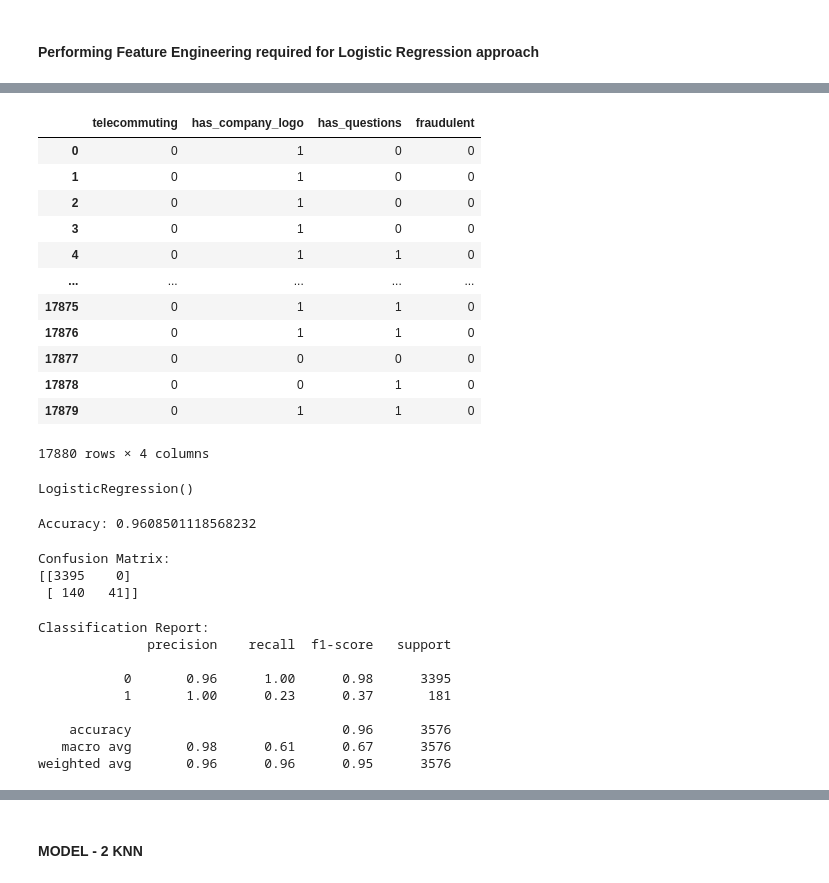
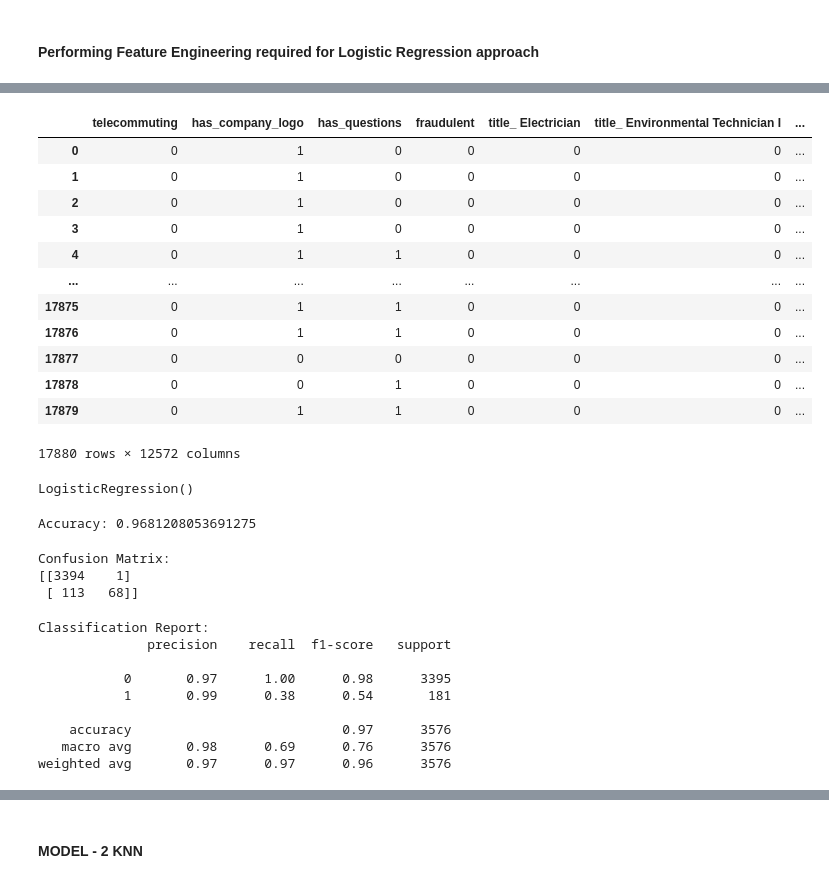
Before and after one commit to sumeetsuvarna/DataMining-Project, a Jupyter notebook: Data_Mining.ipynb, the cells around one changed output, grey strips where cells are left out. Drawn from its saved outputs; the diff is of its cells as text; code cells hidden in the pictures.

```diff
--- a/Data_Mining.ipynb
+++ b/Data_Mining.ipynb
@@ -167,11 +182,11 @@ plt.show()
 # %%
 # Filling the missing value in location, company_profile, and requirements with ''.
 
-job_data['location'].fillna('', inplace=True)
+# job_data['location'].fillna('', inplace=True)
 
-job_data['company_profile'].fillna('', inplace=True)
+# job_data['company_profile'].fillna('', inplace=True)
 
-job_data['requirements'].fillna('', inplace=True)
+# job_data['requirements'].fillna('', inplace=True)
 # %%
 #Extracting only those columns which have the datatype as object
 # and getting there names
@@ -286,7 +307,16 @@ from sklearn.metrics import roc_auc_score
 job_data_new = job_data.drop(['job_id','requirements','benefits','description','location','country'], axis=1)
 # %%
 #converting the  nan column in salary_range with average values
-job_data_new['salary_range'] = job_data_new['salary_range'].apply(lambda x: np.nan if pd.isna(x) else (sum(map(int, x.split('-'))) / 2))
+#job_data_new['salary_range'] = job_data_new['salary_range'].apply(lambda x: np.nan if pd.isna(x) else (sum(map(int, x.split('-'))) / 2))
+def process_salary_range(x):
+    try:
+        if pd.isna(x) or ' ' in x:
+            return np.nan
+        return sum(map(int, x.split('-'))) / 2
+    except ValueError:
+        return np.nan
+
+job_data_new['salary_range'] = job_data_new['salary_range'].apply(process_salary_range)
 # %% [markdown]
 #### Performing Feature Engineering required for Logistic Regression approach
 # %%
@@ -300,20 +343,20 @@ features = pd.get_dummies(job_data_new, columns=['title','department'])
 # %%
 # after dropping the columns from the dataset
-features = job_data_new.drop(['title','department','salary_range','company_profile', 'employment_type', 'required_experience', 'required_education', 'industry', 'function'], axis=1)
-features
+new_features = features.drop(['salary_range','company_profile', 'employment_type', 'required_experience', 'required_education', 'industry', 'function'], axis=1)
+new_features
 # %% [output]
-|  | telecommuting | has_company_logo | has_questions | fraudulent |
-| 0 | 0 | 1 | 0 | 0 |
-| 1 | 0 | 1 | 0 | 0 |
-| 2 | 0 | 1 | 0 | 0 |
-| 3 | 0 | 1 | 0 | 0 |
-| 4 | 0 | 1 | 1 | 0 |
-| ... | ... | ... | ... | ... |
-| 17875 | 0 | 1 | 1 | 0 |
-| 17876 | 0 | 1 | 1 | 0 |
-| 17877 | 0 | 0 | 0 | 0 |
-| 17878 | 0 | 0 | 1 | 0 |
-| 17879 | 0 | 1 | 1 | 0 |
+|  | telecommuting | has_company_logo | has_questions | fraudulent | title_ Electrician | title_ Environmental Technician I | ... |
+| 0 | 0 | 1 | 0 | 0 | 0 | 0 | ... |
+| 1 | 0 | 1 | 0 | 0 | 0 | 0 | ... |
+| 2 | 0 | 1 | 0 | 0 | 0 | 0 | ... |
+| 3 | 0 | 1 | 0 | 0 | 0 | 0 | ... |
+| 4 | 0 | 1 | 1 | 0 | 0 | 0 | ... |
+| ... | ... | ... | ... | ... | ... | ... | ... |
+| 17875 | 0 | 1 | 1 | 0 | 0 | 0 | ... |
+| 17876 | 0 | 1 | 1 | 0 | 0 | 0 | ... |
+| 17877 | 0 | 0 | 0 | 0 | 0 | 0 | ... |
+| 17878 | 0 | 0 | 1 | 0 | 0 | 0 | ... |
+| 17879 | 0 | 1 | 1 | 0 | 0 | 0 | ... |
-17880 rows × 4 columns
+17880 rows × 12572 columns
 # %%
 # Concatenate the TF-IDF features and one-hot encoded features
@@ -330,31 +373,31 @@ model_LR.fit(X_train, y_train)
 # %% [output]
 LogisticRegression()
 # %%
-y_pred_LR = model_LR.predict(X_test)
-accuracy = accuracy_score(y_test, y_pred_LR)
+y_pred_LR = model_LR.predict(X_test_LR)
+accuracy = accuracy_score(y_test_LR, y_pred_LR)
 print(f"Accuracy: {accuracy}")
 # %% [output]
-Accuracy: 0.9608501118568232
+Accuracy: 0.9681208053691275
 # %%
-conf_matrix = confusion_matrix(y_test, y_pred)
+conf_matrix = confusion_matrix(y_test_LR, y_pred_LR)
 print("Confusion Matrix:")
 print(conf_matrix)
 # %% [output]
 Confusion Matrix:
-[[3395    0]
- [ 140   41]]
+[[3394    1]
+ [ 113   68]]
 # %%
-class_report = classification_report(y_test, y_pred_LR)
+class_report = classification_report(y_test_LR, y_pred_LR)
 print("Classification Report:")
 print(class_report)
 # %% [output]
 Classification Report:
               precision    recall  f1-score   support
 
-           0       0.96      1.00      0.98      3395
-           1       1.00      0.23      0.37       181
+           0       0.97      1.00      0.98      3395
+           1       0.99      0.38      0.54       181
 
-    accuracy                           0.96      3576
-   macro avg       0.98      0.61      0.67      3576
-weighted avg       0.96      0.96      0.95      3576
+    accuracy                           0.97      3576
+   macro avg       0.98      0.69      0.76      3576
+weighted avg       0.97      0.97      0.96      3576
 # %%
```
Also changed, not shown: parts of 22 cells of this notebook.
